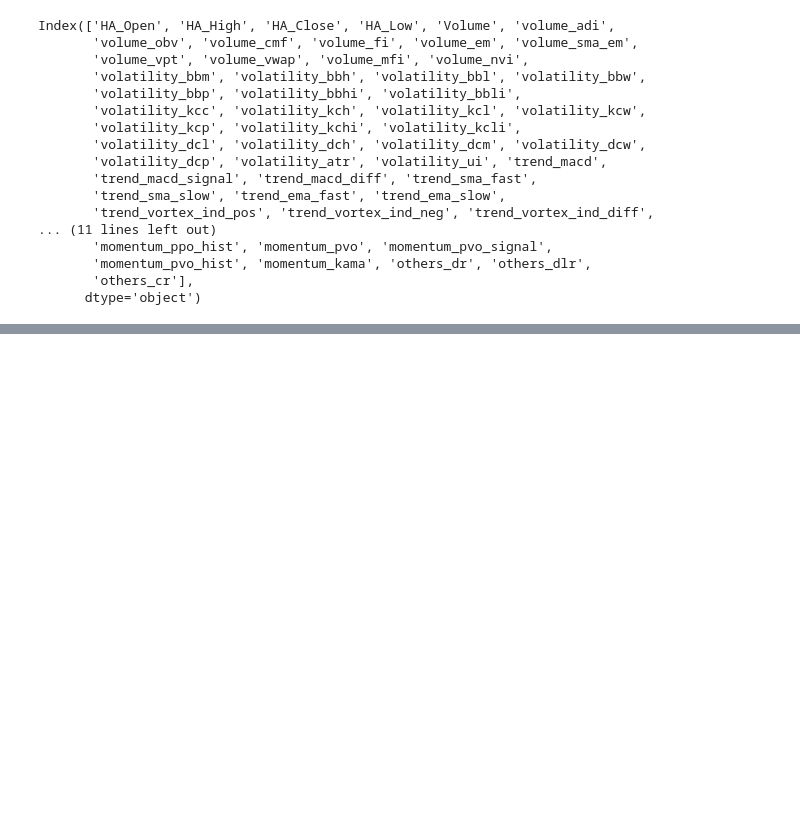
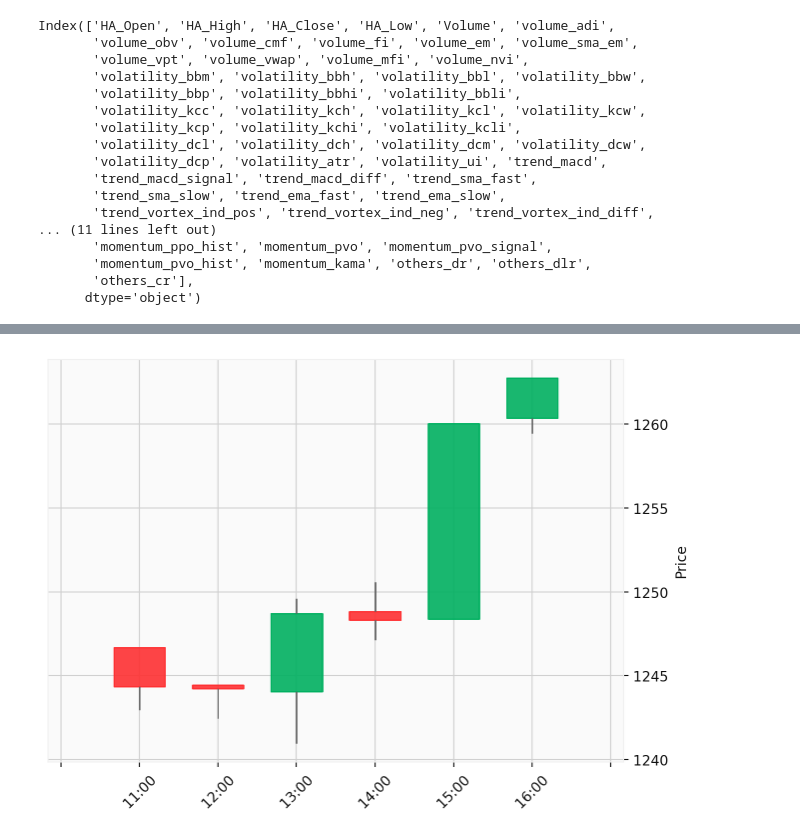
Before and after one commit to AmirGhnbr/technical_analysis_of_stocks, a Jupyter notebook: technical_analysis_of_stocks.ipynb, the cells around one changed output, grey strips where cells are left out. Cells and saved outputs as stored; diff of their text form; code cells hidden in the pictures; blank space fills up the shorter version.

```diff
--- a/technical_analysis_of_stocks.ipynb
+++ b/technical_analysis_of_stocks.ipynb
@@ -211,0 +241,4 @@ Index(['HA_Open', 'HA_High', 'HA_Close', 'HA_Low', 'Volume', 'volume_adi',
+# %%
+df["3_line_strike"] = talib.CDL3LINESTRIKE(
+    df["Open"], df["High"], df["Low"], df["Close"]
+)
@@ -211,0 +256,5 @@ Index(['HA_Open', 'HA_High', 'HA_Close', 'HA_Low', 'Volume', 'volume_adi',
+# %%
+mpf.plot(df.loc["2023-01-06 11:00:00":"2023-01-06 16:00:00"],
+         type="candle",style='yahoo')
+# %% [output]
+[figure, added]
```
Also changed, not shown: parts of 7 cells of this notebook.
